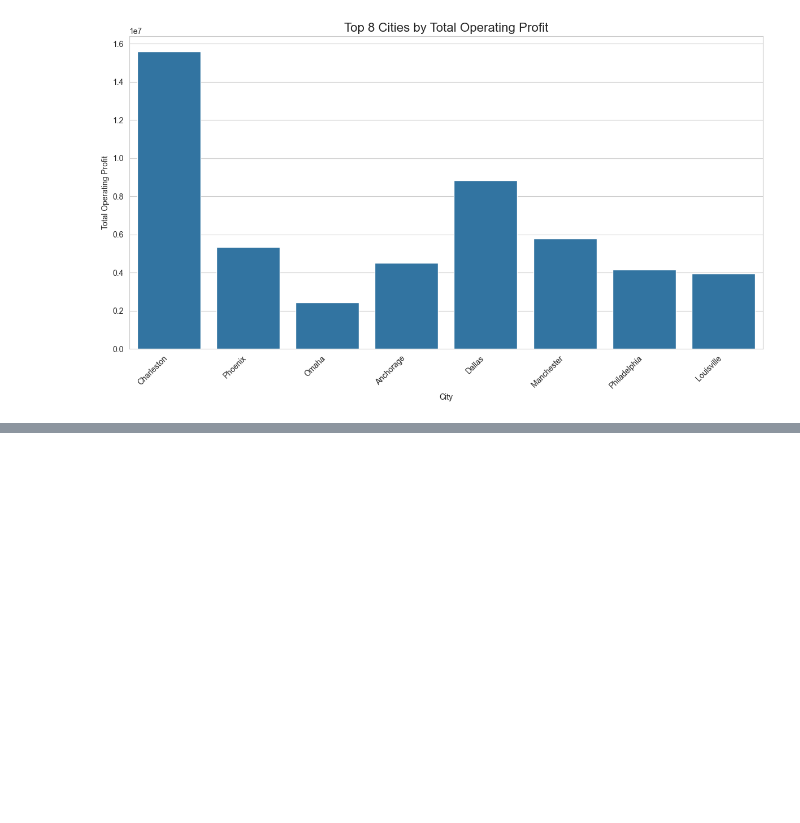
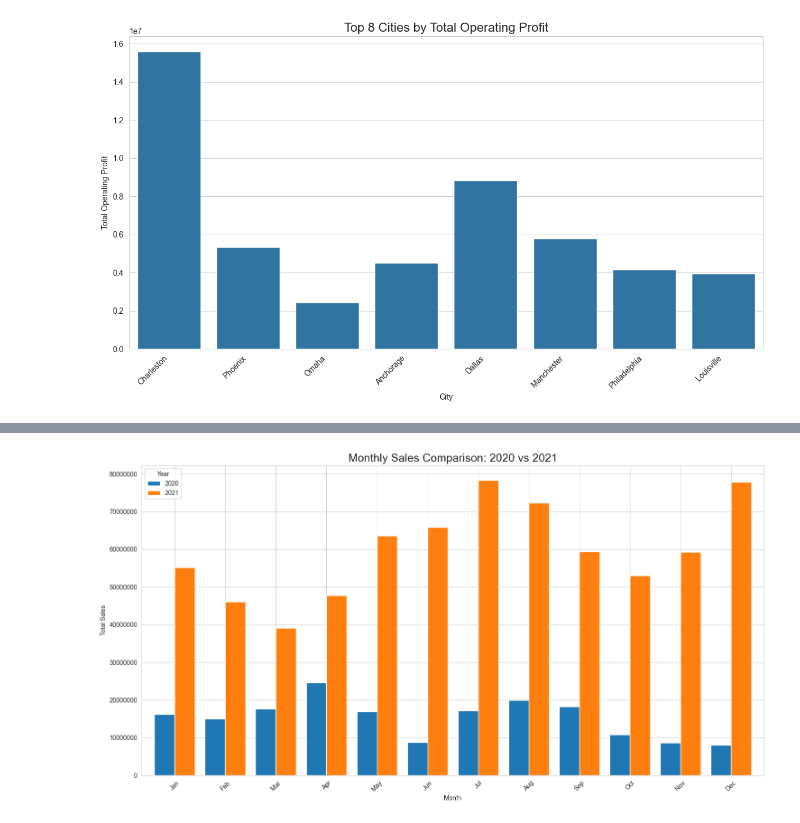
Before and after one commit to satcode8/Sales-Data-Analysis, a Jupyter notebook: Sales.ipynb, the cells around one changed output, grey strips where cells are left out. Cells and saved outputs as stored; diff of their text form; code cells hidden in the pictures; blank space fills up the shorter version.

```diff
--- a/Sales.ipynb
+++ b/Sales.ipynb
@@ -364,0 +455,12 @@ plt.show()
+# %%
+res = sp.sql(""" SELECT
+    YEAR(Invoice_DATE) AS SalesYear,
+    MONTH(Invoice_DATE) AS SalesMonth,
+    SUM(Total_Sales) AS MonthlySales
+FROM
+    sales_analysis
+GROUP BY
+    SalesYear, SalesMonth
+ORDER BY
+    SalesYear, SalesMonth""")
+res.show()
@@ -364,0 +485,33 @@ plt.show()
+# %%
+pandas_df = res.toPandas()
+agg_df = pandas_df.groupby(['SalesMonth', 'SalesYear'], as_index=False)['MonthlySales'].sum()
+
+pivot_df = agg_df.pivot(index='SalesMonth', columns='SalesYear', values='MonthlySales')
+# %%
+month_map = {
+    1: 'Jan', 2: 'Feb', 3: 'Mar', 4: 'Apr', 5: 'May', 6: 'Jun',
+    7: 'Jul', 8: 'Aug', 9: 'Sep', 10: 'Oct', 11: 'Nov', 12: 'Dec'
+}
+pandas_df['SalesMonth'] = pandas_df['SalesMonth'].map(month_map)
+
+
+pivot_df = pandas_df.pivot(index='SalesMonth', columns='SalesYear', values='MonthlySales')
+
+
+month_order = ['Jan', 'Feb', 'Mar', 'Apr', 'May', 'Jun', 'Jul', 'Aug', 'Sep', 'Oct', 'Nov', 'Dec']
+pivot_df = pivot_df.reindex(month_order)
+
+
+
+pivot_df.plot(kind='bar', figsize=(15, 8), width=0.8)
+
+plt.title('Monthly Sales Comparison: 2020 vs 2021', fontsize=18)
+plt.xlabel('Month')
+plt.ylabel('Total Sales')
+plt.xticks(rotation=45)
+plt.ticklabel_format(style='plain', axis='y')
+plt.legend(title='Year')
+plt.tight_layout()
+plt.show()
+# %% [output]
+[figure, added]
```
Also changed, not shown: parts of 11 cells of this notebook.
